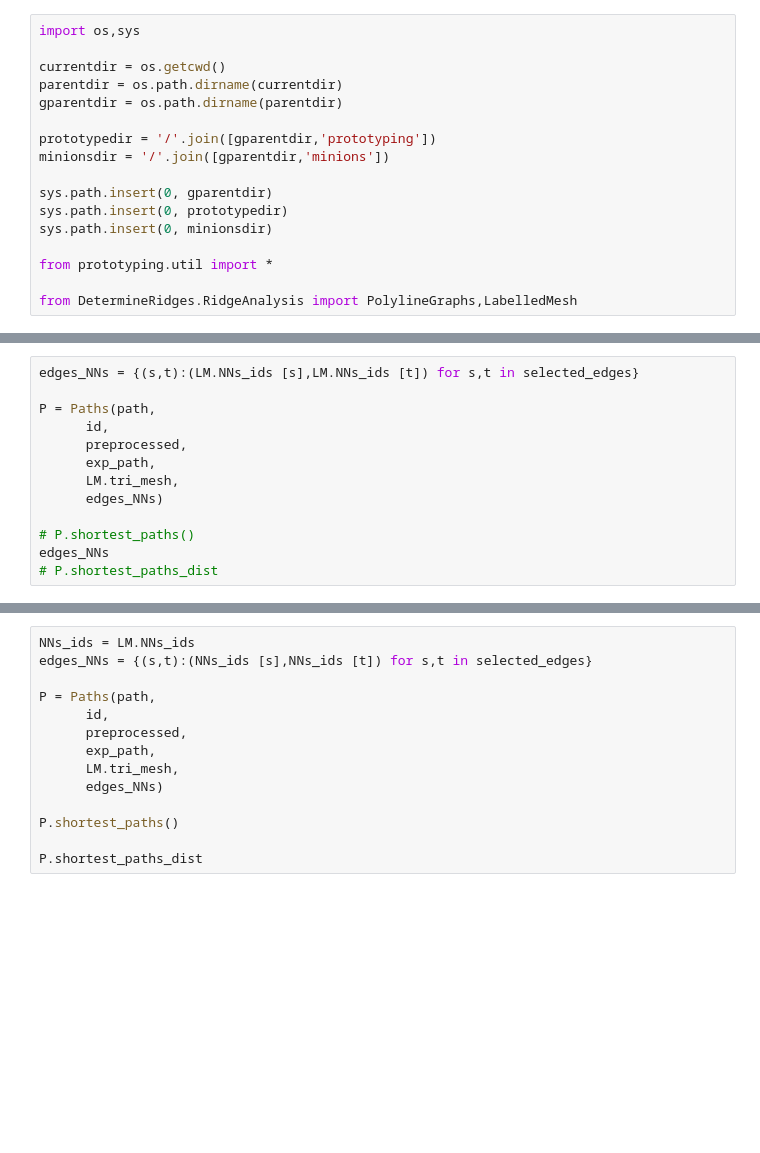
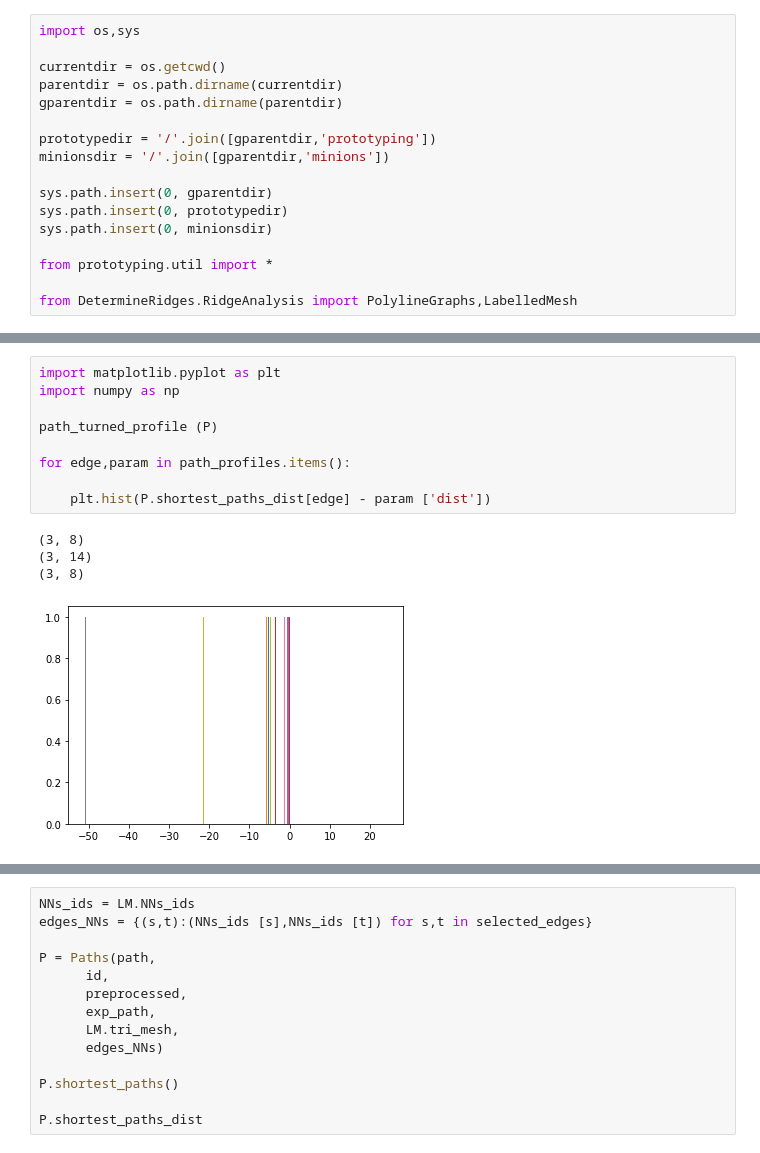
Before and after one commit to Linsel/MESHOLithic, a Jupyter notebook: Classes/Paths.ipynb, the cells around one changed output, grey strips where cells are left out. Saved outputs shown, nothing was run; the diff lists cells and outputs as text; blank space fills up the shorter version.

```diff
--- a/Classes/Paths.ipynb
+++ b/Classes/Paths.ipynb
@@ -207,13 +193,0 @@ edges_submeshes = create_label_submeshes (LM.tri_mesh,edges_vertices)
-# %%
-edges_NNs = {(s,t):(LM.NNs_ids [s],LM.NNs_ids [t]) for s,t in selected_edges}
-
-P = Paths(path,
-      id,
-      preprocessed,
-      exp_path,
-      LM.tri_mesh,
-      edges_NNs)
-
-# P.shortest_paths()
-edges_NNs
-# P.shortest_paths_dist
@@ -538,0 +875,14 @@ path_profiles[(3, 8)]['dist']
+# %%
+import matplotlib.pyplot as plt
+import numpy as np
+
+path_turned_profile (P)
+
+for edge,param in path_profiles.items():
+
+    plt.hist(P.shortest_paths_dist[edge] - param ['dist'])
+# %% [output]
+(3, 8)
+(3, 14)
+(3, 8)
+[figure, added]
```
Also changed, not shown: parts of 24 cells of this notebook, 32 other files.
